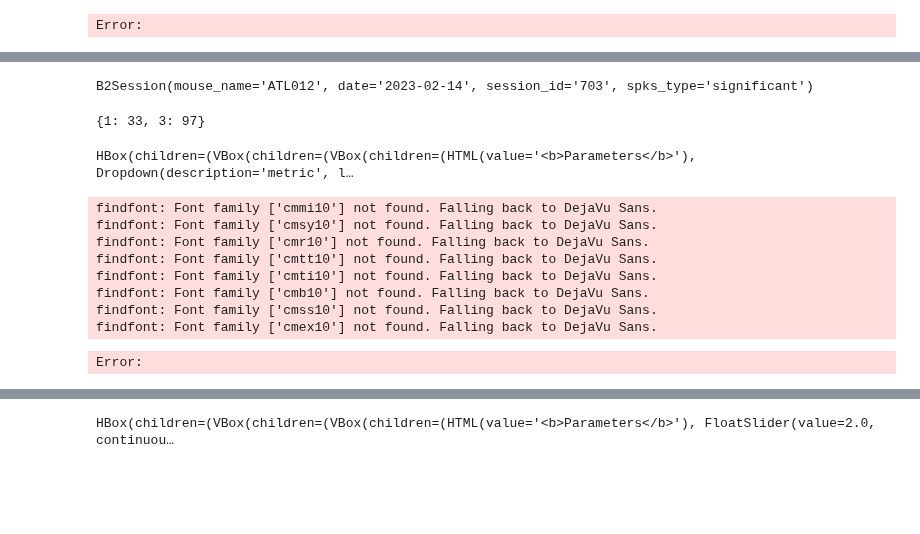
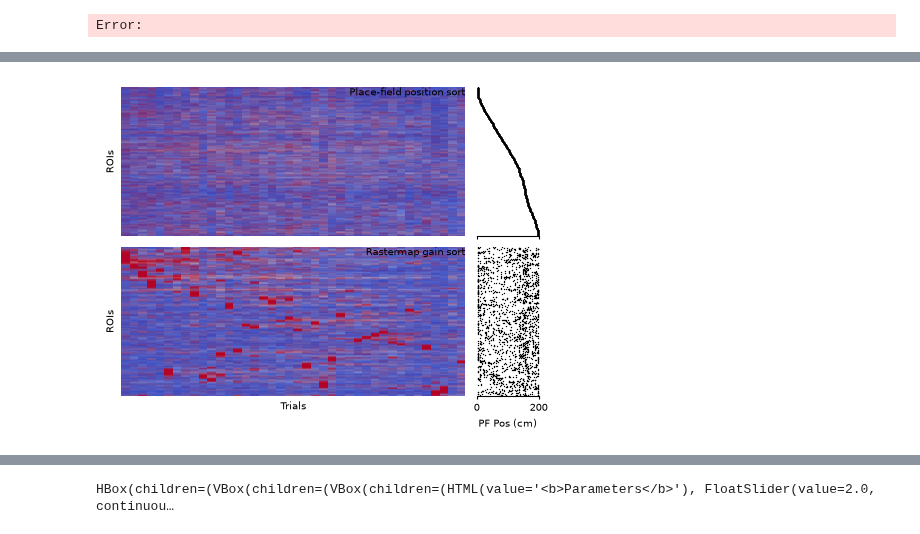
Before and after one commit to landoskape/vrAnalysis, a Jupyter notebook: dimensionality_manuscript/dim_regression_figures_refactor.ipynb, the cells around one changed output, grey strips where cells are left out. Saved outputs shown, nothing was run; the diff lists cells and outputs as text; code cells hidden in the pictures; blank space fills up the shorter version.

```diff
--- a/dimensionality_manuscript/dim_regression_figures_refactor.ipynb
+++ b/dimensionality_manuscript/dim_regression_figures_refactor.ipynb
@@ -508,5 +590,8 @@ else:
 
     save = True
     if save:
-        save_figure(fig, figure_path / "placefield_gain_example")
+        session_id = f"{viewer.state['session']}_env{viewer.state['environment']}"
+        sort_type = viewer.state['sort_method']
+        specifier = f"{session_id}_{sort_type}"
+        save_figure(fig, figure_path / f"placefield_gain_example_{specifier}")
 # %% [output]
@@ -556,26 +616,45 @@ results_pc_trialsplit.param_axes
-# %%
-for session in sessions:
-    if session.mouse_name == "ATL012" and session.date == "2023-02-14":
-        print(session)
-        break
-
-session.env_statsi
-# %% [output]
-B2Session(mouse_name='ATL012', date='2023-02-14', session_id='703', spks_type='significant')
-{1: 33, 3: 97}
-# %%
-from dimensionality_manuscript.figure_scripts.figure2 import TrialModelPerformanceViewer
-
-viewer = TrialModelPerformanceViewer(results_pc_trialsplit)
-viewer.show()
-# %% [output]
-HBox(children=(VBox(children=(VBox(children=(HTML(value='<b>Parameters</b>'), Dropdown(description='metric', l…
-findfont: Font family ['cmmi10'] not found. Falling back to DejaVu Sans.
-findfont: Font family ['cmsy10'] not found. Falling back to DejaVu Sans.
-findfont: Font family ['cmr10'] not found. Falling back to DejaVu Sans.
-findfont: Font family ['cmtt10'] not found. Falling back to DejaVu Sans.
-findfont: Font family ['cmti10'] not found. Falling back to DejaVu Sans.
-findfont: Font family ['cmb10'] not found. Falling back to DejaVu Sans.
-findfont: Font family ['cmss10'] not found. Falling back to DejaVu Sans.
-findfont: Font family ['cmex10'] not found. Falling back to DejaVu Sans.
-Error:
+# %%
+import numpy as np
+from matplotlib import pyplot as plt
+
+from dimensionality_manuscript.figure_scripts.figure2 import PlacefieldGainSortViewer
+
+sessions = sessiondb.iter_sessions(
+    imaging=True,
+    experimentType="Blender VR",
+    session_params={"spks_type": "sigrebase"},
+)
+
+viewer = PlacefieldGainSortViewer(
+    sessions,
+    results_gain,
+    mouse="ATL027",
+    session="ATL027/2023-08-04/702",
+    environment=1,
+    interpolation="bicubic",
+    gain_transform="raw",
+    gain_vmax=2.0,
+    markersize=1.0,
+    figsize=(4.5, 3.5),
+    fontsize=7,
+)
+
+show_viewer = False
+if show_viewer:
+    viewer.show()
+
+else:
+    fig = viewer.plot(viewer.state)
+    plt.show()
+
+    save = True
+    if save:
+        session_id = (
+            f"{viewer.state['session'].replace('/', '_')}"
+            f"_env{viewer.state['environment']}"
+        )
+        save_figure(
+            fig,
+            figure_path / f"placefield_gain_sort_comparison_{session_id}",
+        )
+# %% [output]
@@ -581,0 +670 @@ Error:
+[figure, added]
```
Also changed, not shown: parts of 16 cells of this notebook, 38 other files.
